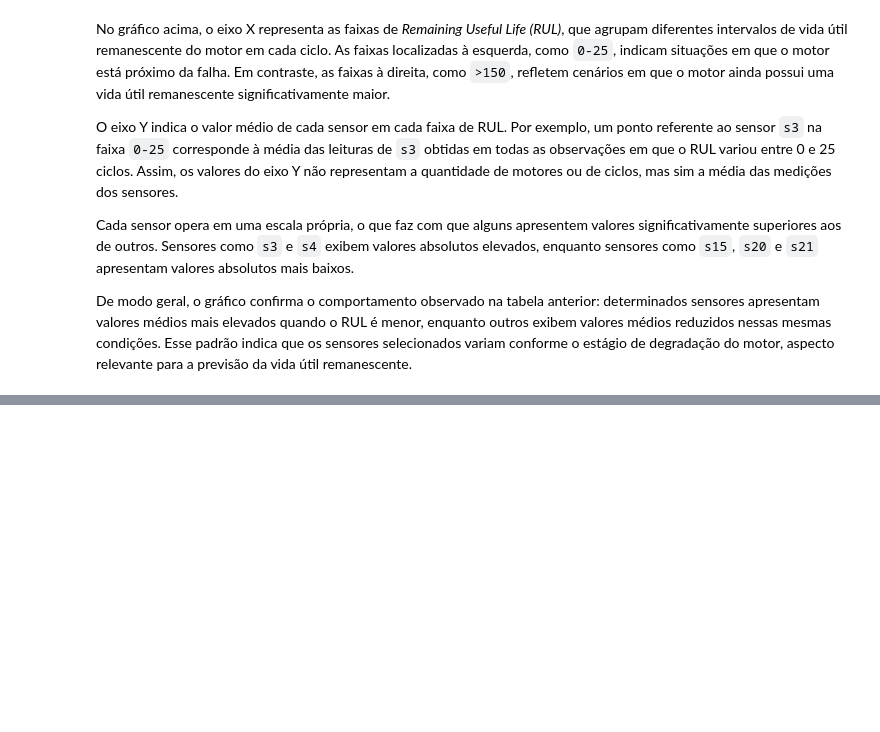
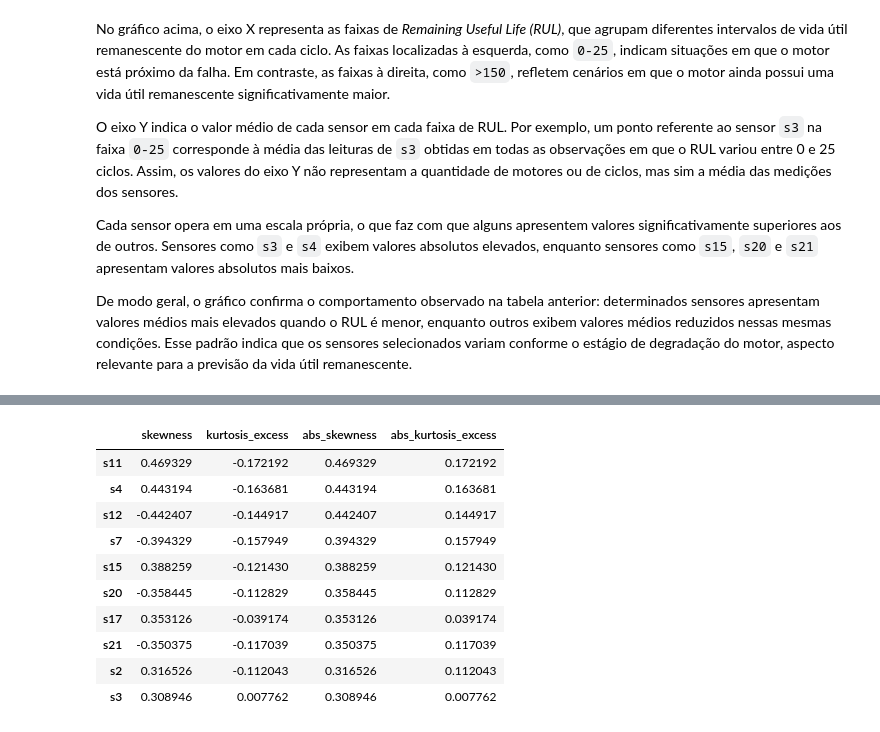
Before and after one commit to ander-oliveira/rul-prediction-cmapss, a Jupyter notebook: Prediction_RUL_CMAPSS.ipynb, the cells around one changed output, grey strips where cells are left out. Cells and saved outputs as stored; diff of their text form; code cells hidden in the pictures; blank space fills up the shorter version.

```diff
--- a/Prediction_RUL_CMAPSS.ipynb
+++ b/Prediction_RUL_CMAPSS.ipynb
@@ -820,0 +857,14 @@ De modo geral, o gráfico confirma o comportamento observado na tabela anterior:
+# %%
+shape_stats_df.sort_values("abs_skewness", ascending=False)
+# %% [output]
+|  | skewness | kurtosis_excess | abs_skewness | abs_kurtosis_excess |
+| s11 | 0.469329 | -0.172192 | 0.469329 | 0.172192 |
+| s4 | 0.443194 | -0.163681 | 0.443194 | 0.163681 |
+| s12 | -0.442407 | -0.144917 | 0.442407 | 0.144917 |
+| s7 | -0.394329 | -0.157949 | 0.394329 | 0.157949 |
+| s15 | 0.388259 | -0.121430 | 0.388259 | 0.121430 |
+| s20 | -0.358445 | -0.112829 | 0.358445 | 0.112829 |
+| s17 | 0.353126 | -0.039174 | 0.353126 | 0.039174 |
+| s21 | -0.350375 | -0.117039 | 0.350375 | 0.117039 |
+| s2 | 0.316526 | -0.112043 | 0.316526 | 0.112043 |
+| s3 | 0.308946 | 0.007762 | 0.308946 | 0.007762 |
```
Also changed, not shown: parts of 9 cells of this notebook.
